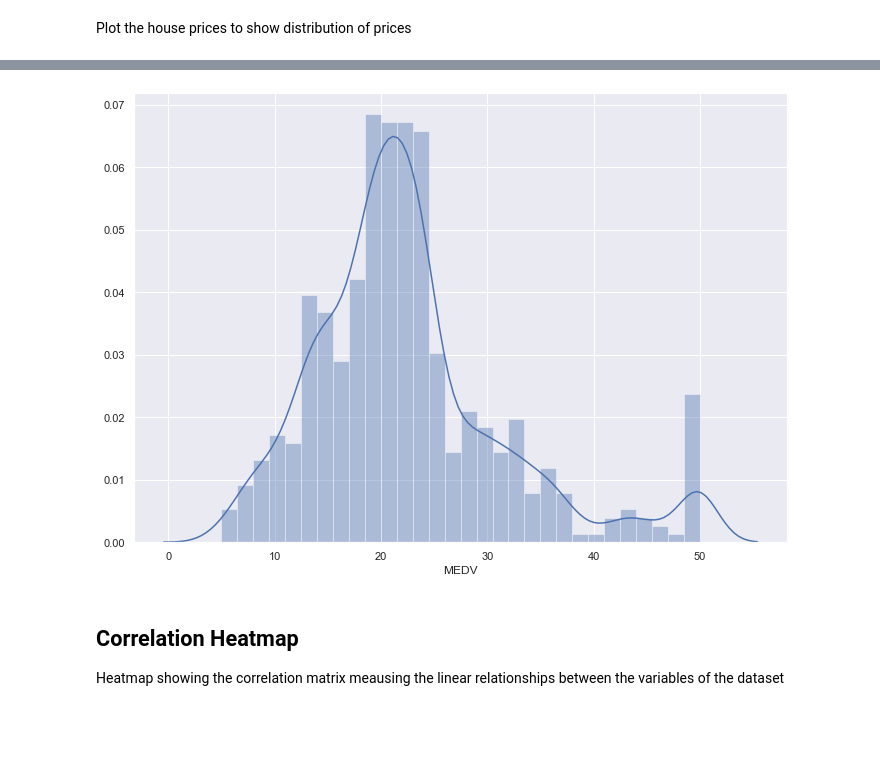
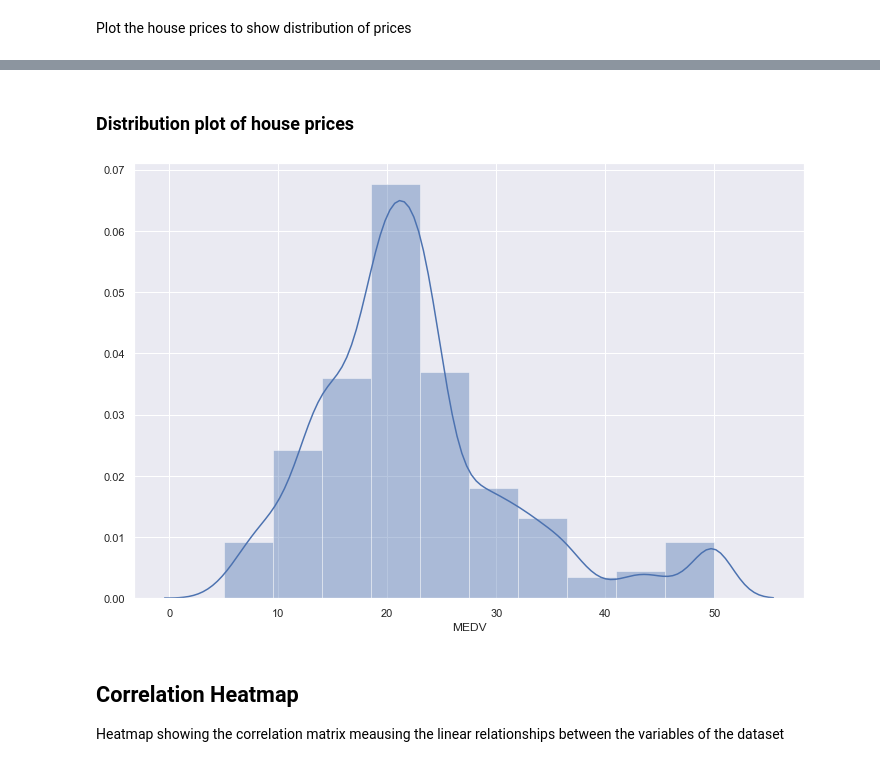
Before and after one commit to GraceAKelly/Machine_learning, a Jupyter notebook: Machine_Learning.ipynb, the cells around one changed output, grey strips where cells are left out. Drawn from its saved outputs; the diff is of its cells as text; code cells hidden in the pictures; blank space fills up the shorter version.

```diff
--- a/Machine_Learning.ipynb
+++ b/Machine_Learning.ipynb
@@ -136,9 +147,11 @@ Plot the house prices to show distribution of prices
+# %% [markdown]
+### Distribution plot of house prices
 # %%
-sns.set(rc={'figure.figsize':(11.7,8.27)})
-sns.distplot(boston['MEDV'], bins=30)
+sns.set(rc={'figure.figsize':(12,8)})
+sns.distplot(boston['MEDV'], bins=10)
 plt.show()
 # %% [output]
-[figure, old version]
+[figure, new version]
 # %% [markdown]
 ## Correlation Heatmap
 Heatmap showing the correlation matrix meausing the linear relationships between the variables of the dataset
```
Also changed, not shown: parts of 15 cells of this notebook.
